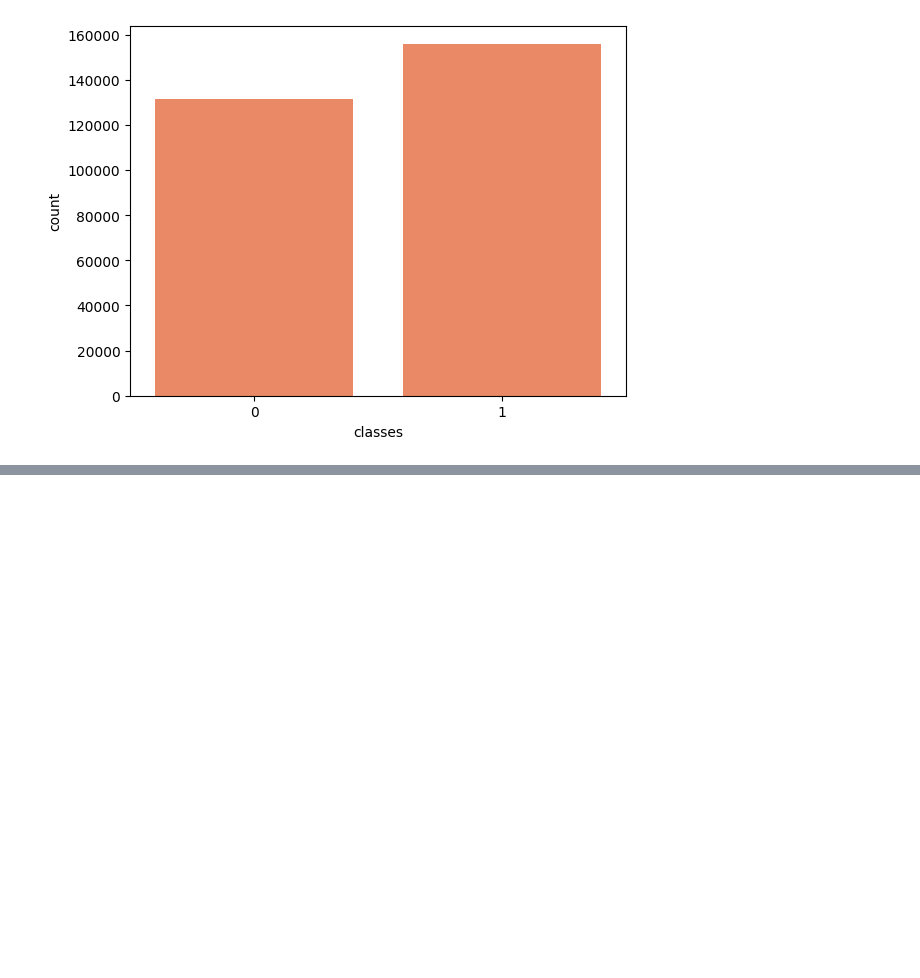
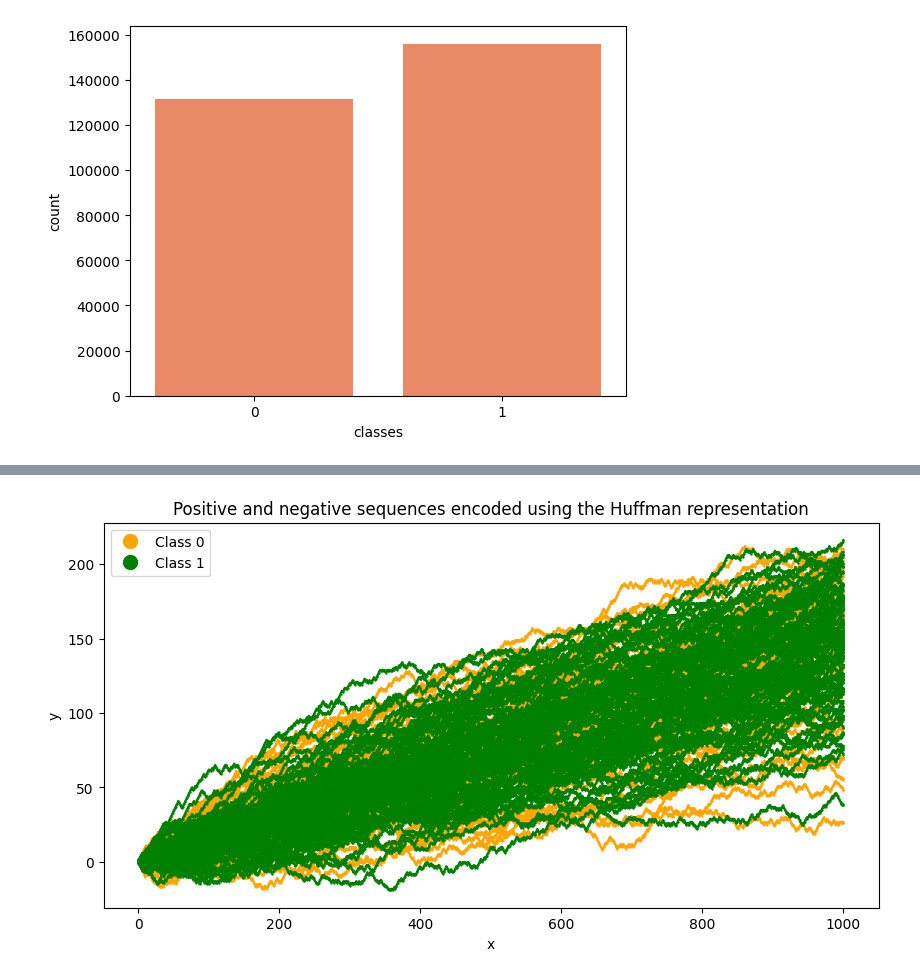
Before and after one commit to kiril-b/DNA-representations, a Jupyter notebook: code/dataset_creation.ipynb, the cells around one changed output, grey strips where cells are left out. Saved outputs shown, nothing was run; the diff lists cells and outputs as text; code cells hidden in the pictures; blank space fills up the shorter version.

```diff
--- a/code/dataset_creation.ipynb
+++ b/code/dataset_creation.ipynb
@@ -92,2 +171,17 @@ sns.countplot(x=df["classes"], color="coral")
+# %%
+fig, ax = plt.subplots(figsize=(10, 5))
+ax.set_xlabel("x")
+ax.set_ylabel("y")
+
+for index, row in huffman_df_sample.iterrows():
+    plot_sequence(row, ax)
+
+legend_handles = [create_legend_handle(label) for label in CLASS_COLORS.keys()]
+ax.legend(handles=legend_handles)
+
+plt.title("Positive and negative sequences encoded using the Huffman representation")
+plt.show()
+# %% [output]
+[figure, added]
 # %%
 df.to_csv("../data/classification/data.csv", index=False)
```
Also changed, not shown: parts of 8 cells of this notebook, 4 other files.
